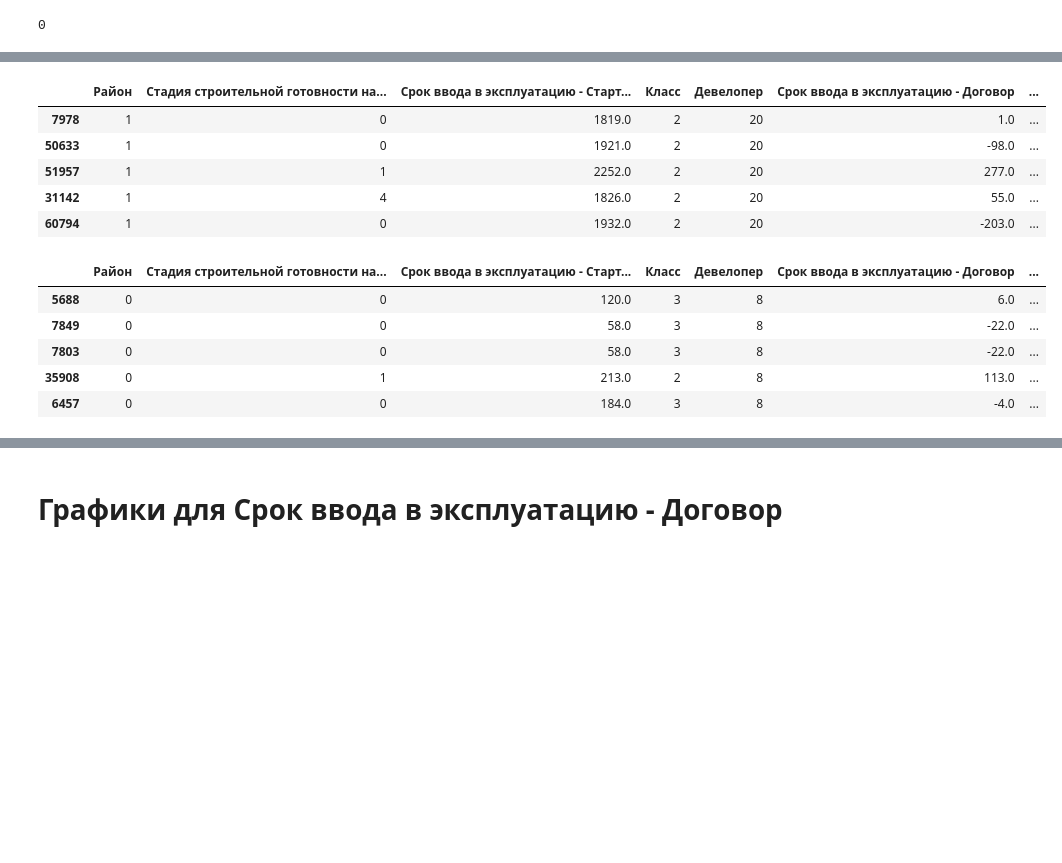
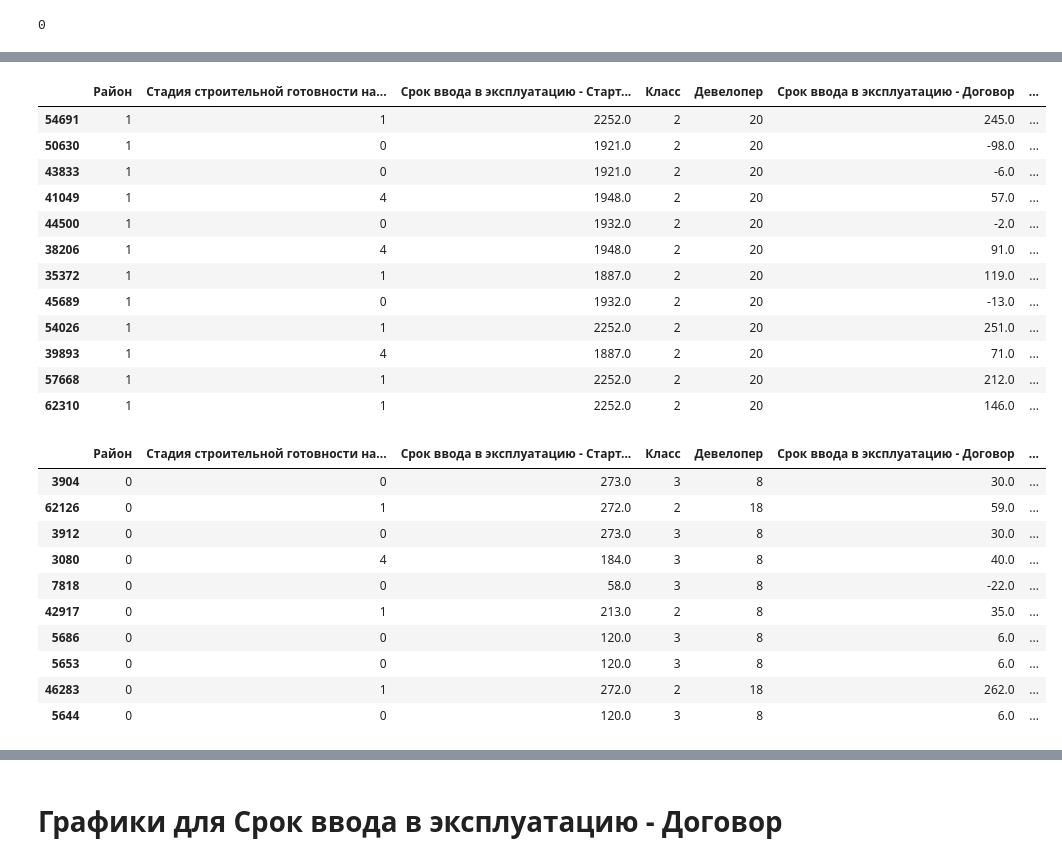
Before and after one commit to dan0nchik/anflat, a Jupyter notebook: Charts.ipynb, the cells around one changed output, grey strips where cells are left out. Drawn from its saved outputs; the diff is of its cells as text; code cells hidden in the pictures; blank space fills up the shorter version.

```diff
--- a/Charts.ipynb
+++ b/Charts.ipynb
@@ -131,25 +180,37 @@ b
 # %%
 c = (df.loc[df['Срок ввода в эксплуатацию - Старт продаж'] > 1810])
-d = c.sample(frac=0.04)
+d = c.sample(frac=0.1)
 d
 # %% [output]
 |  | Район | Стадия строительной готовности на... | Срок ввода в эксплуатацию - Старт... | Класс | Девелопер | Срок ввода в эксплуатацию - Договор | ... |
-| 7978 | 1 | 0 | 1819.0 | 2 | 20 | 1.0 | ... |
-| 50633 | 1 | 0 | 1921.0 | 2 | 20 | -98.0 | ... |
-| 51957 | 1 | 1 | 2252.0 | 2 | 20 | 277.0 | ... |
-| 31142 | 1 | 4 | 1826.0 | 2 | 20 | 55.0 | ... |
-| 60794 | 1 | 0 | 1932.0 | 2 | 20 | -203.0 | ... |
+| 54691 | 1 | 1 | 2252.0 | 2 | 20 | 245.0 | ... |
+| 50630 | 1 | 0 | 1921.0 | 2 | 20 | -98.0 | ... |
+| 43833 | 1 | 0 | 1921.0 | 2 | 20 | -6.0 | ... |
+| 41049 | 1 | 4 | 1948.0 | 2 | 20 | 57.0 | ... |
+| 44500 | 1 | 0 | 1932.0 | 2 | 20 | -2.0 | ... |
+| 38206 | 1 | 4 | 1948.0 | 2 | 20 | 91.0 | ... |
+| 35372 | 1 | 1 | 1887.0 | 2 | 20 | 119.0 | ... |
+| 45689 | 1 | 0 | 1932.0 | 2 | 20 | -13.0 | ... |
+| 54026 | 1 | 1 | 2252.0 | 2 | 20 | 251.0 | ... |
+| 39893 | 1 | 4 | 1887.0 | 2 | 20 | 71.0 | ... |
+| 57668 | 1 | 1 | 2252.0 | 2 | 20 | 212.0 | ... |
+| 62310 | 1 | 1 | 2252.0 | 2 | 20 | 146.0 | ... |
 # %%
 e = (df.loc[df['Срок ввода в эксплуатацию - Старт продаж'] < 277])
-f = e.sample(frac=0.005)
+f = e.sample(frac=0.011)
 f
 # %% [output]
 |  | Район | Стадия строительной готовности на... | Срок ввода в эксплуатацию - Старт... | Класс | Девелопер | Срок ввода в эксплуатацию - Договор | ... |
-| 5688 | 0 | 0 | 120.0 | 3 | 8 | 6.0 | ... |
-| 7849 | 0 | 0 | 58.0 | 3 | 8 | -22.0 | ... |
-| 7803 | 0 | 0 | 58.0 | 3 | 8 | -22.0 | ... |
-| 35908 | 0 | 1 | 213.0 | 2 | 8 | 113.0 | ... |
-| 6457 | 0 | 0 | 184.0 | 3 | 8 | -4.0 | ... |
+| 3904 | 0 | 0 | 273.0 | 3 | 8 | 30.0 | ... |
+| 62126 | 0 | 1 | 272.0 | 2 | 18 | 59.0 | ... |
+| 3912 | 0 | 0 | 273.0 | 3 | 8 | 30.0 | ... |
+| 3080 | 0 | 4 | 184.0 | 3 | 8 | 40.0 | ... |
+| 7818 | 0 | 0 | 58.0 | 3 | 8 | -22.0 | ... |
+| 42917 | 0 | 1 | 213.0 | 2 | 8 | 35.0 | ... |
+| 5686 | 0 | 0 | 120.0 | 3 | 8 | 6.0 | ... |
+| 5653 | 0 | 0 | 120.0 | 3 | 8 | 6.0 | ... |
+| 46283 | 0 | 1 | 272.0 | 2 | 18 | 262.0 | ... |
+| 5644 | 0 | 0 | 120.0 | 3 | 8 | 6.0 | ... |
 # %%
 plot_data = 0
 for i in range(10):
```
Also changed, not shown: parts of 208 cells of this notebook, 2 other files.
